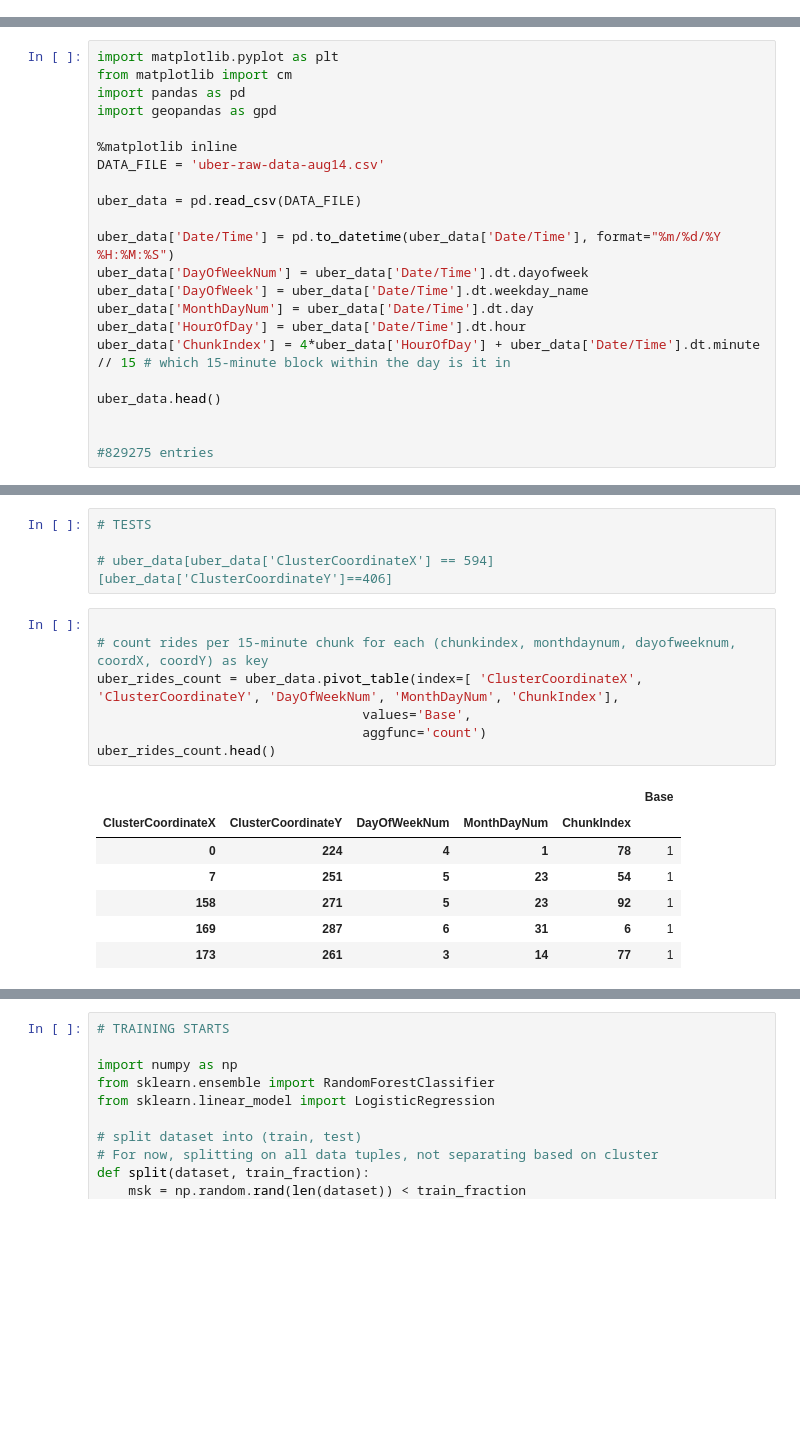
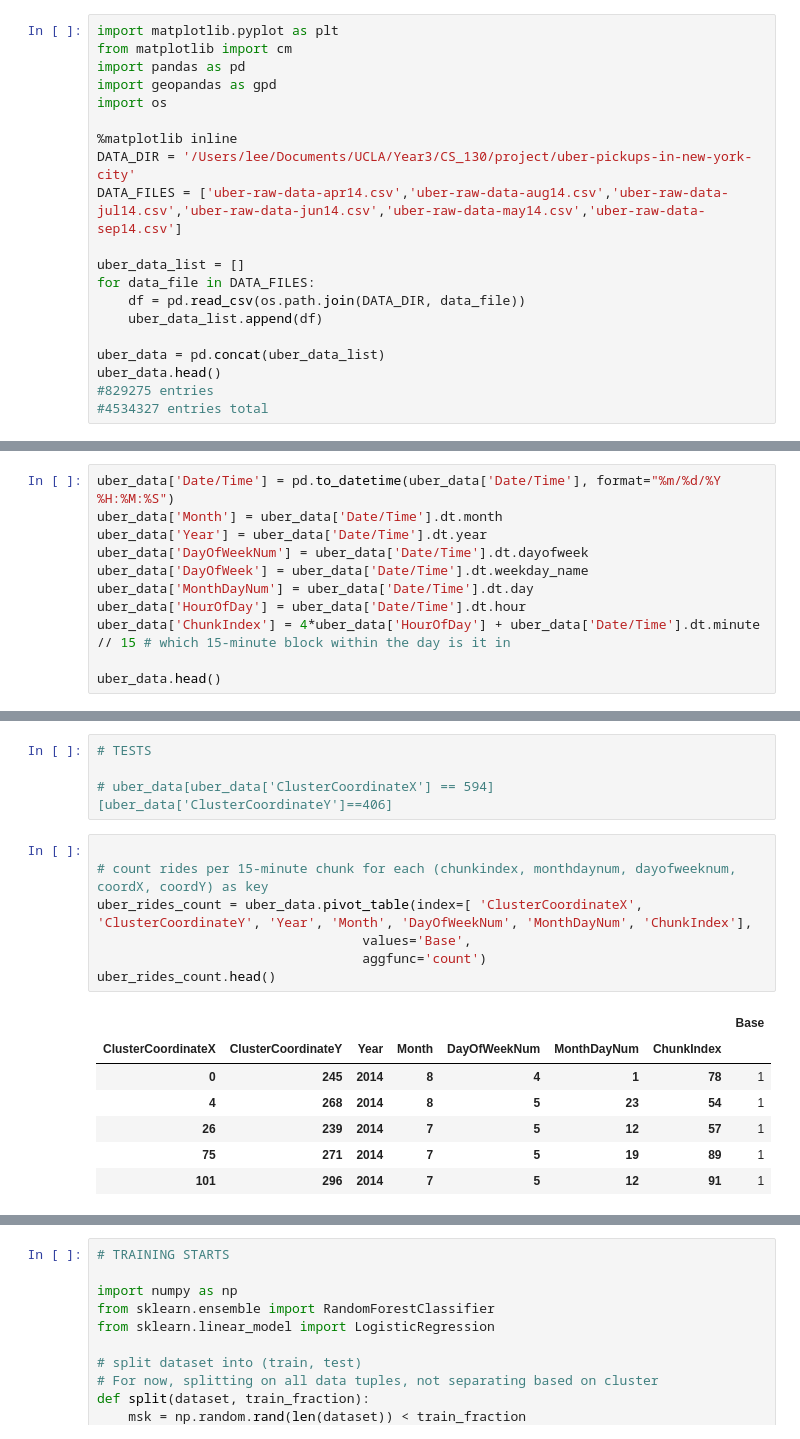
Before and after one commit to Natasha-Kohli/IBMDesign, a Jupyter notebook: model/initial.ipynb, the cells around one changed output, grey strips where cells are left out. Cells and saved outputs as stored; diff of their text form; blank space fills up the shorter version.

```diff
--- a/model/initial.ipynb
+++ b/model/initial.ipynb
@@ -0,0 +1,20 @@
+# %%
+import matplotlib.pyplot as plt
+from matplotlib import cm
+import pandas as pd
+import geopandas as gpd
+import os
+
+%matplotlib inline
+DATA_DIR = '/Users/lee/Documents/UCLA/Year3/CS_130/project/uber-pickups-in-new-york-city'
+DATA_FILES = ['uber-raw-data-apr14.csv','uber-raw-data-aug14.csv','uber-raw-data-jul14.csv','uber-raw-data-jun14.csv','uber-raw-data-may14.csv','uber-raw-data-sep14.csv']
+
+uber_data_list = []
+for data_file in DATA_FILES:
+    df = pd.read_csv(os.path.join(DATA_DIR, data_file))
+    uber_data_list.append(df)
+
+uber_data = pd.concat(uber_data_list)
+uber_data.head()
+#829275 entries
+#4534327 entries total
@@ -1,15 +28,7 @@
 # %%
-import matplotlib.pyplot as plt
-from matplotlib import cm
-import pandas as pd
-import geopandas as gpd
-
-%matplotlib inline
-DATA_FILE = 'uber-raw-data-aug14.csv'
-
-uber_data = pd.read_csv(DATA_FILE)
-
 uber_data['Date/Time'] = pd.to_datetime(uber_data['Date/Time'], format="%m/%d/%Y %H:%M:%S")
+uber_data['Month'] = uber_data['Date/Time'].dt.month
+uber_data['Year'] = uber_data['Date/Time'].dt.year
 uber_data['DayOfWeekNum'] = uber_data['Date/Time'].dt.dayofweek
 uber_data['DayOfWeek'] = uber_data['Date/Time'].dt.weekday_name
 uber_data['MonthDayNum'] = uber_data['Date/Time'].dt.day
@@ -17,7 +36,4 @@ uber_data['HourOfDay'] = uber_data['Date/Time'].dt.hour
 uber_data['ChunkIndex'] = 4*uber_data['HourOfDay'] + uber_data['Date/Time'].dt.minute // 15 # which 15-minute block within the day is it in
 
 uber_data.head()
-
-
-#829275 entries
 # %% [output]
@@ -104,15 +125,15 @@ uber_data['ClusterCoordinateY'] = uber_data.apply(lambda row: int(cluster_coordi
 # %%
 
 # count rides per 15-minute chunk for each (chunkindex, monthdaynum, dayofweeknum, coordX, coordY) as key
-uber_rides_count = uber_data.pivot_table(index=[ 'ClusterCoordinateX', 'ClusterCoordinateY', 'DayOfWeekNum', 'MonthDayNum', 'ChunkIndex'],
+uber_rides_count = uber_data.pivot_table(index=[ 'ClusterCoordinateX', 'ClusterCoordinateY', 'Year', 'Month', 'DayOfWeekNum', 'MonthDayNum', 'ChunkIndex'],
                                   values='Base',
                                   aggfunc='count')
 uber_rides_count.head()
 # %% [output]
-|  |  |  |  |  | Base |
-| ClusterCoordinateX | ClusterCoordinateY | DayOfWeekNum | MonthDayNum | ChunkIndex |  |
-| 0 | 224 | 4 | 1 | 78 | 1 |
-| 7 | 251 | 5 | 23 | 54 | 1 |
-| 158 | 271 | 5 | 23 | 92 | 1 |
-| 169 | 287 | 6 | 31 | 6 | 1 |
-| 173 | 261 | 3 | 14 | 77 | 1 |
+|  |  |  |  |  |  |  | Base |
+| ClusterCoordinateX | ClusterCoordinateY | Year | Month | DayOfWeekNum | MonthDayNum | ChunkIndex |  |
+| 0 | 245 | 2014 | 8 | 4 | 1 | 78 | 1 |
+| 4 | 268 | 2014 | 8 | 5 | 23 | 54 | 1 |
+| 26 | 239 | 2014 | 7 | 5 | 12 | 57 | 1 |
+| 75 | 271 | 2014 | 7 | 5 | 19 | 89 | 1 |
+| 101 | 296 | 2014 | 7 | 5 | 12 | 91 | 1 |
```
Also changed, not shown: parts of 20 cells of this notebook.
